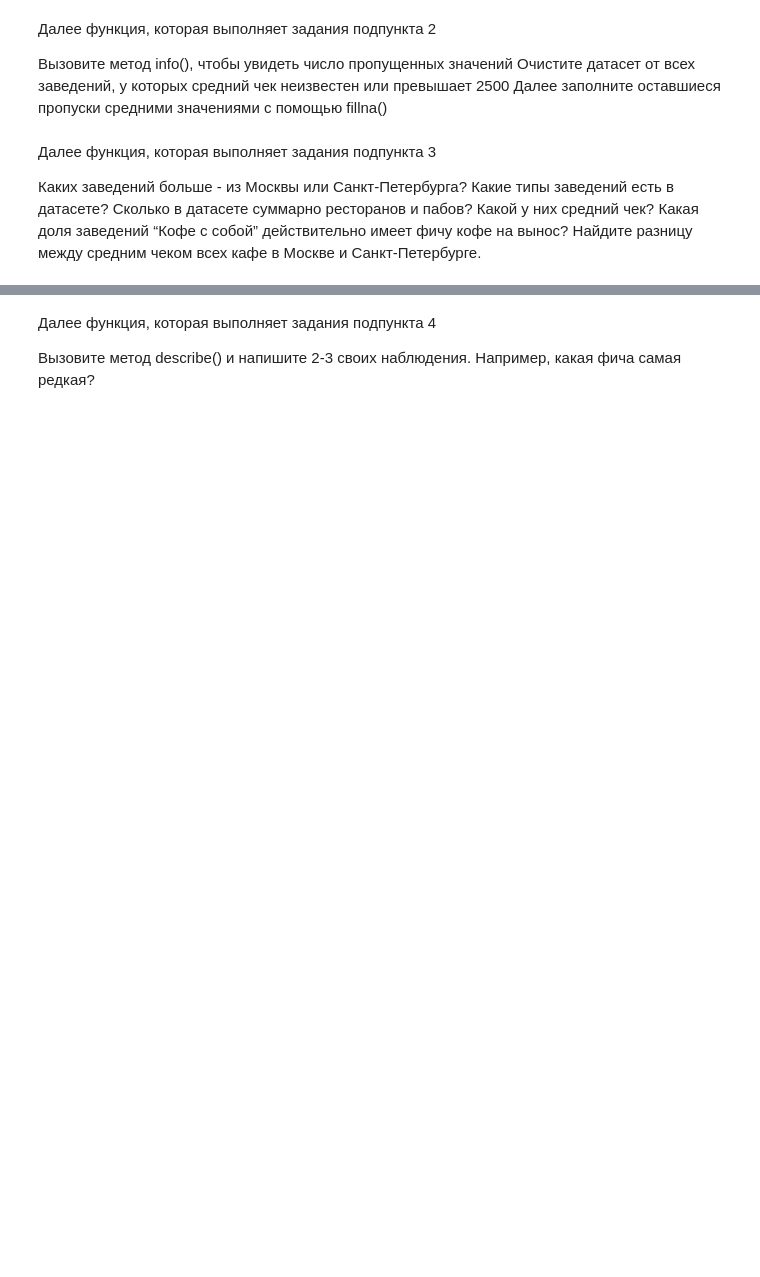
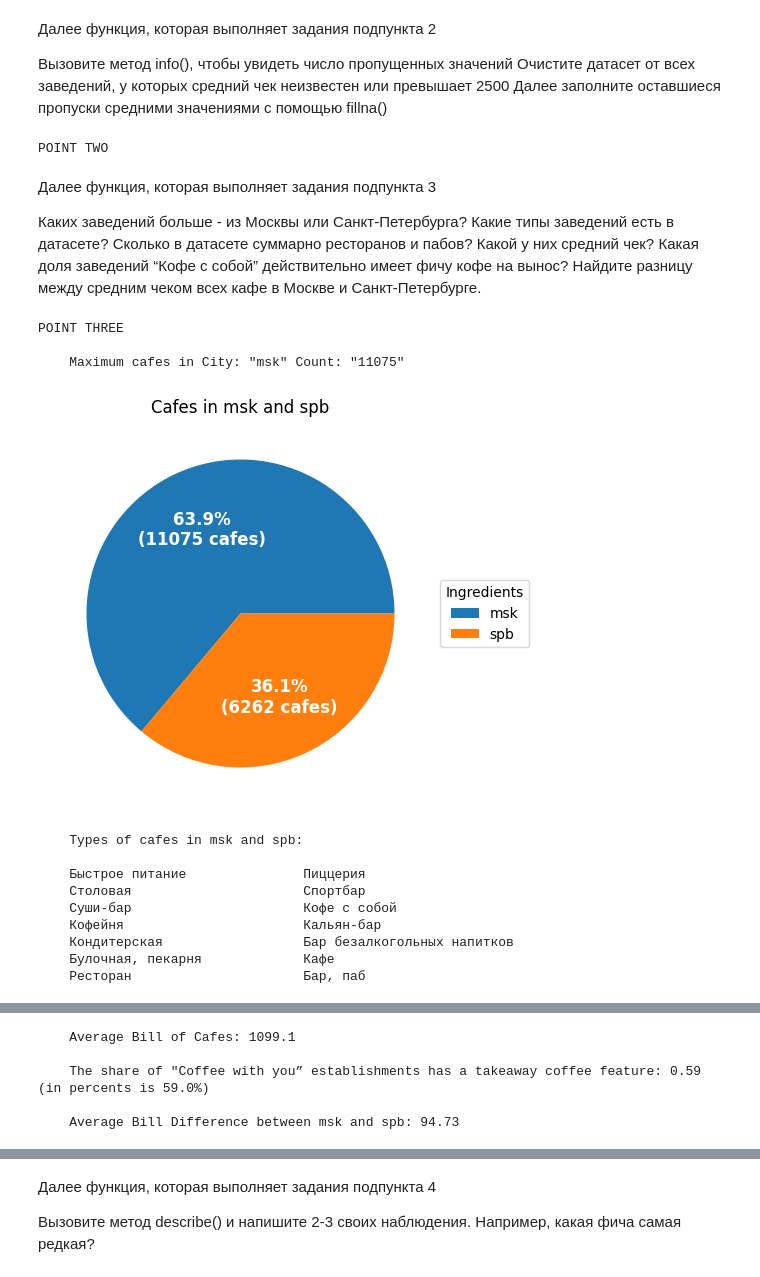
Before and after one commit to AlexandrVino/mlYandex, a Jupyter notebook: main.ipynb, the cells around one changed output, grey strips where cells are left out. Cells and saved outputs as stored; diff of their text form; code cells hidden in the pictures; blank space fills up the shorter version.

```diff
--- a/main.ipynb
+++ b/main.ipynb
@@ -13,3 +24,18 @@ set_option('display.max_colwidth', None)
+# %%
+def add_signatures(pct: float | int, allvals: Series, string_type: str):
+    """
+    :param pct: the value required in the signature
+    :param allvals: col in a Table
+    :param string_type: customizing signature
+    :return:
+
+    Function, that return formatted string
+    """
+
+
+
+    absolute = int(np.round(pct/100.*np.sum(allvals)))
+    return "{:.1f}%\n({:d} {})".format(pct, absolute, string_type)
 # %% [markdown]
 Далее функция, которая выполняет задания подпункта 2
 
@@ -34,6 +60,13 @@ def point_two(dataset: DataFrame) -> DataFrame:
 
     # fill in the remaining gaps with average values
     return dataset_with_filter.fillna(dataset_with_filter.mean(numeric_only=True))
+
+
+# Point Two
+print("\nPOINT TWO\n")
+dataset = point_two(dataset)
+# %% [output]
+POINT TWO
 # %% [markdown]
 Далее функция, которая выполняет задания подпункта 3
 
@@ -53,31 +86,75 @@ def point_three(dataset: DataFrame) -> None:
     cities = dataset["city"].value_counts()
     print(f'    {format_string.format(*max(cities.items(), key=lambda x: x[1]))}')
 
+    fig, ax = plt.subplots(figsize=(10, 5), subplot_kw=dict(aspect="equal"))
+    plt.title('Cafes in msk and spb')
+    wedges, _, autotexts = ax.pie(cities, autopct=lambda pct: add_signatures(pct, cities, 'cafes'), textprops=dict(color="w"))
+    plt.setp(autotexts, size=12, weight="bold")
+    ax.legend(wedges, cities.keys(),
+          title="Ingredients",
+          loc="center left",
+          bbox_to_anchor=(1, 0, 0.5, 1))
+    plt.show()
+
     # Showing types of coffee shops
     # (I'm sorting it by len because I like it)
 
     coffee_shop_types = list(set(dataset["rubric"].tolist()))
 
     print('\n    Types of cafes in msk and spb:\n')
     key_len = 30
     for i in range(0, len(coffee_shop_types), 2):
         words = coffee_shop_types[i:i + 2]
         summary_len = key_len - len(words[0])
         print("    " + f"{' ' * (summary_len)}".join(words))
+
+    plt.title('Cafes types')
+    dataset["rubric"].value_counts().plot(kind='bar')
+    plt.show()
 
     keys = {'Ресторан', 'Бар, паб'}
 
     # getting average bill
     value = round(dataset.query(f"rubric in {tuple(keys)}")["average_bill"].mean(), 2)
     print(f'\n    Average Bill of Cafes: {value}')
 
     coffee_to_go = dataset.query('rubric == "Кофе с собой"')
     coffee_to_go_percent = round(coffee_to_go['coffee_to_go'].mean(), 2)
 
     # The share of "Coffee with you" establishments has a takeaway coffee feature Bill
     print(f'\n    The share of "Coffee with you” establishments has a takeaway coffee feature: '
           f'{coffee_to_go_percent} (in percents is {coffee_to_go_percent * 100}%)')
 
     msk_sbp = dataset.groupby('city')['average_bill'].mean(numeric_only=True)
+    print(f'\n    Average Bill Difference between msk and spb: {round(msk_sbp["msk"] - msk_sbp["spb"], 2)}')
 
-    print(f'\n    Average Bill Difference between msk and spb: {round(msk_sbp["msk"] - msk_sbp["spb"], 2)}')
+    fig, ax = plt.subplots(figsize=(10, 5), subplot_kw=dict(aspect="equal"))
+    wedges, _, autotexts = ax.pie(msk_sbp, autopct=lambda pct: add_signatures(pct, msk_sbp, 'Average Bill'), textprops=dict(color="w"))
+    ax.legend(wedges, msk_sbp.keys(),
+          title="Ingredients",
+          loc="center left",
+          bbox_to_anchor=(1, 0, 0.5, 1))
+
+    plt.setp(autotexts, size=12, weight="bold")
+    plt.title('Average bill in msk and spb')
+    plt.show()
+
+
+
+# Point Three
+print("\nPOINT THREE\n")
+point_three(dataset)
+# %% [output]
+POINT THREE
+
+    Maximum cafes in City: "msk" Count: "11075"
+[figure, added]
+    Types of cafes in msk and spb:
+
+    Быстрое питание               Пиццерия
+    Столовая                      Спортбар
+    Суши-бар                      Кофе с собой
+    Кофейня                       Кальян-бар
+    Кондитерская                  Бар безалкогольных напитков
+    Булочная, пекарня             Кафе
+    Ресторан                      Бар, паб
@@ -83,0 +162,5 @@ def point_three(dataset: DataFrame) -> None:
+    Average Bill of Cafes: 1099.1
+
+    The share of "Coffee with you” establishments has a takeaway coffee feature: 0.59 (in percents is 59.0%)
+
+    Average Bill Difference between msk and spb: 94.73
```
Also changed, not shown: parts of 5 cells of this notebook, 2 other files.
